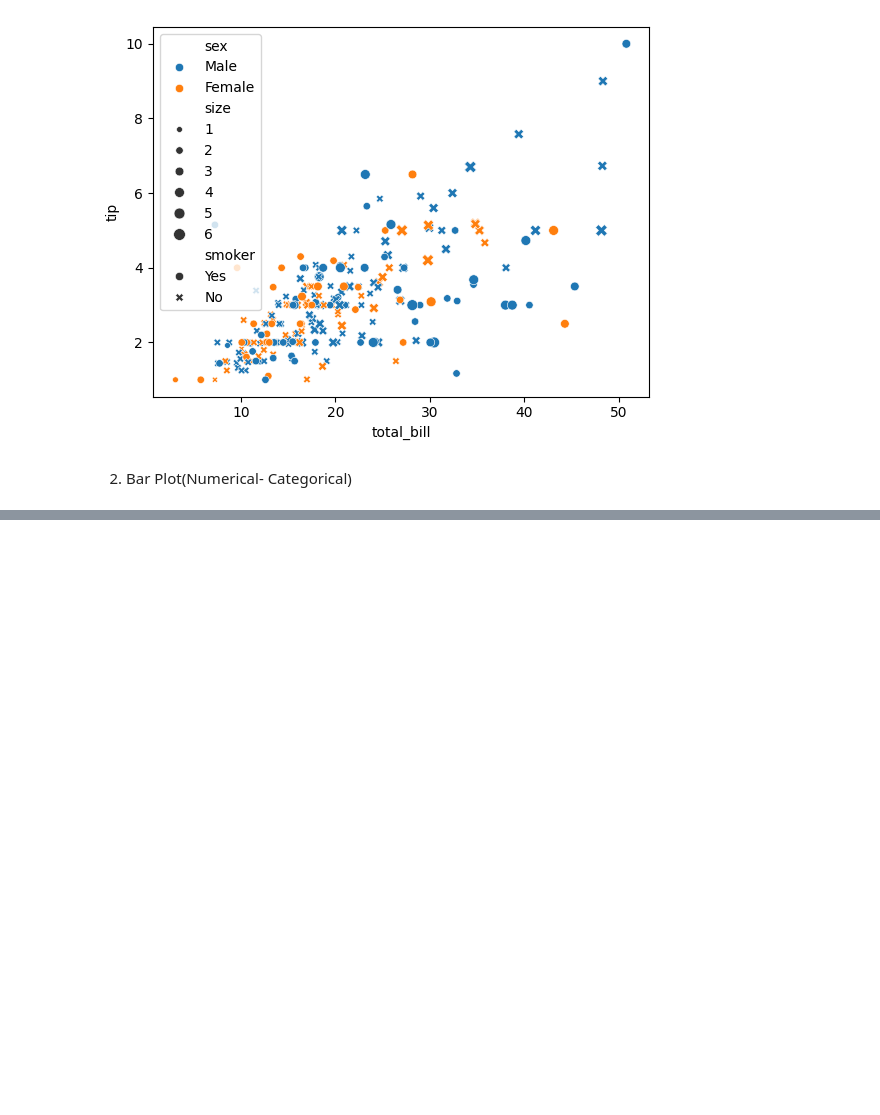
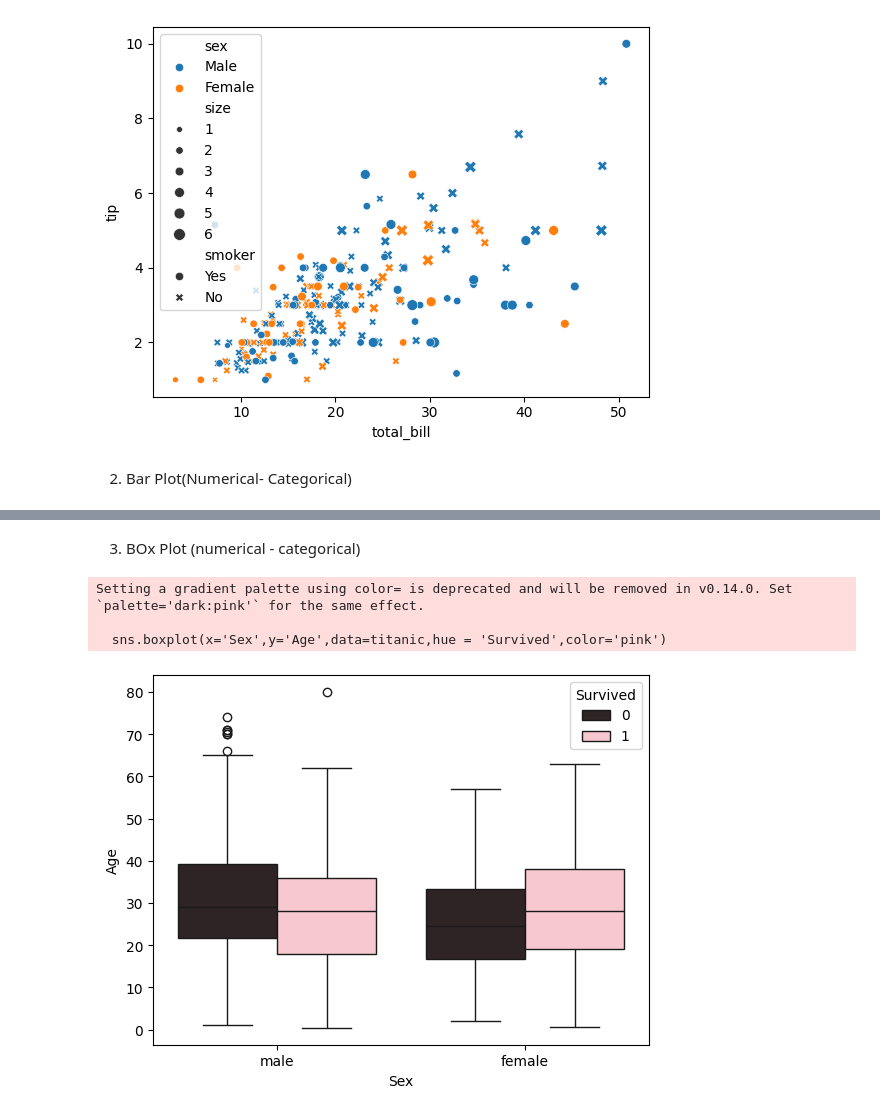
Before and after one commit to priyaasharmaads-a11y/Machine-Learning-Projects-Bundle, a Jupyter notebook: Machine_Learning_projects_Bundle.ipynb, the cells around one changed output, grey strips where cells are left out. Saved outputs shown, nothing was run; the diff lists cells and outputs as text; code cells hidden in the pictures; blank space fills up the shorter version.

```diff
--- a/Machine_Learning_projects_Bundle.ipynb
+++ b/Machine_Learning_projects_Bundle.ipynb
@@ -139,0 +148,11 @@ plt.show()
+# %% [markdown]
+3. BOx Plot (numerical - categorical)
+# %%
+sns.boxplot(x='Sex',y='Age',data=titanic,hue = 'Survived',color='pink')
+plt.show()
+#
+# %% [output]
+Setting a gradient palette using color= is deprecated and will be removed in v0.14.0. Set `palette='dark:pink'` for the same effect.
+
+  sns.boxplot(x='Sex',y='Age',data=titanic,hue = 'Survived',color='pink')
+[figure, added]
```
Also changed, not shown: parts of 18 cells of this notebook.
